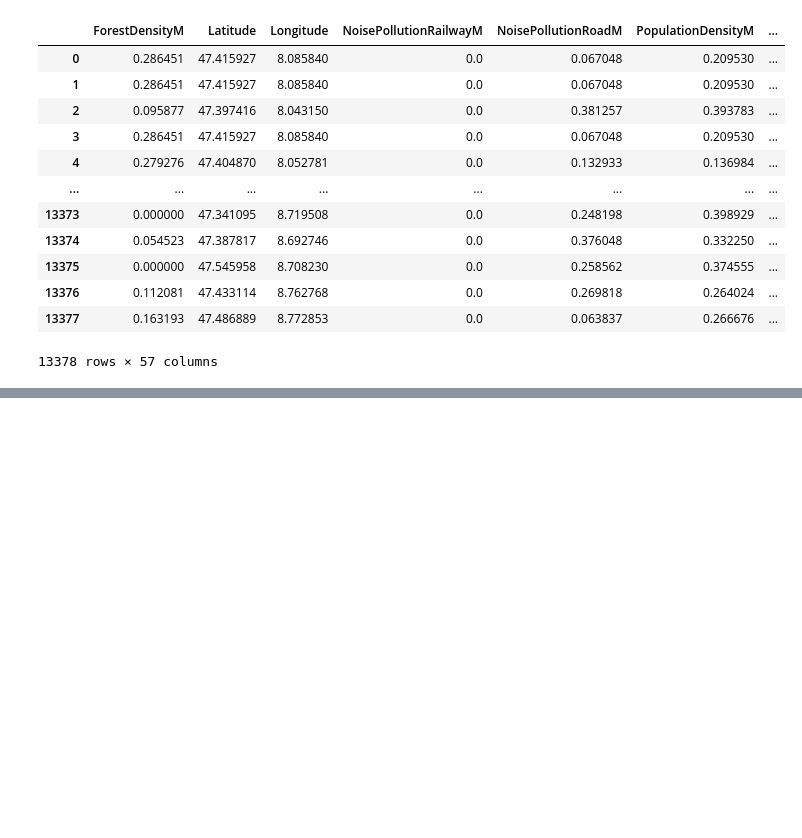
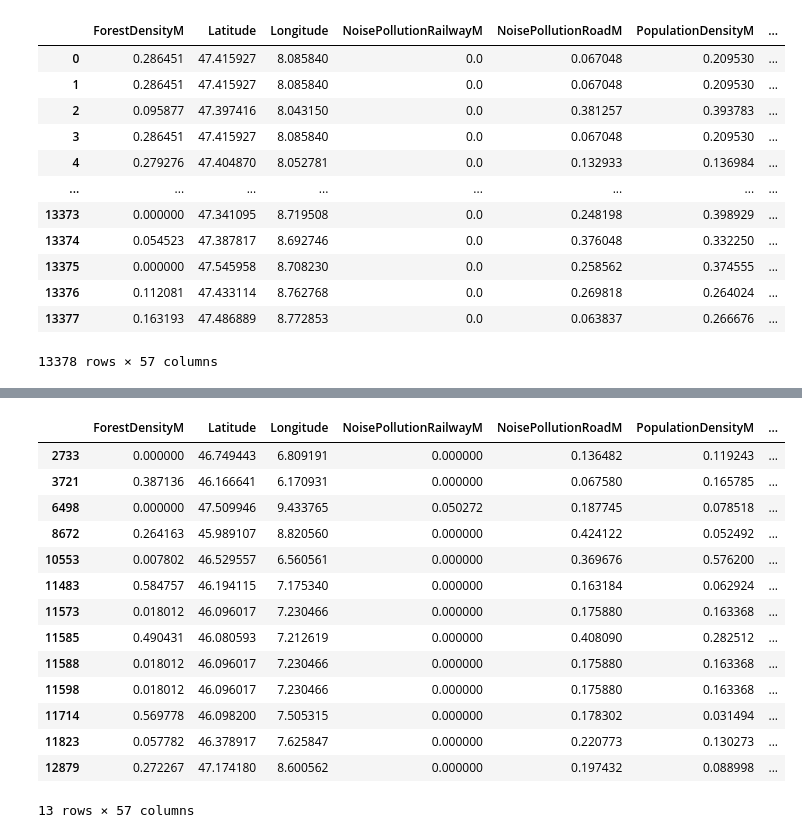
Before and after one commit to marvinvr/fhnw-cml1, a Jupyter notebook: 01_data_wrangling.ipynb, the cells around one changed output, grey strips where cells are left out. Drawn from its saved outputs; the diff is of its cells as text; code cells hidden in the pictures; blank space fills up the shorter version.

```diff
--- a/01_data_wrangling.ipynb
+++ b/01_data_wrangling.ipynb
@@ -267,0 +361,19 @@ model_df
+# %%
+#living_space_m2, Floor space_m2, area_m2 and price has weird min values, lets check them
+model_df[model_df["living_space_m2"] <= 20]
+# %% [output]
+|  | ForestDensityM | Latitude | Longitude | NoisePollutionRailwayM | NoisePollutionRoadM | PopulationDensityM | ... |
+| 2733 | 0.000000 | 46.749443 | 6.809191 | 0.000000 | 0.136482 | 0.119243 | ... |
+| 3721 | 0.387136 | 46.166641 | 6.170931 | 0.000000 | 0.067580 | 0.165785 | ... |
+| 6498 | 0.000000 | 47.509946 | 9.433765 | 0.050272 | 0.187745 | 0.078518 | ... |
+| 8672 | 0.264163 | 45.989107 | 8.820560 | 0.000000 | 0.424122 | 0.052492 | ... |
+| 10553 | 0.007802 | 46.529557 | 6.560561 | 0.000000 | 0.369676 | 0.576200 | ... |
+| 11483 | 0.584757 | 46.194115 | 7.175340 | 0.000000 | 0.163184 | 0.062924 | ... |
+| 11573 | 0.018012 | 46.096017 | 7.230466 | 0.000000 | 0.175880 | 0.163368 | ... |
+| 11585 | 0.490431 | 46.080593 | 7.212619 | 0.000000 | 0.408090 | 0.282512 | ... |
+| 11588 | 0.018012 | 46.096017 | 7.230466 | 0.000000 | 0.175880 | 0.163368 | ... |
+| 11598 | 0.018012 | 46.096017 | 7.230466 | 0.000000 | 0.175880 | 0.163368 | ... |
+| 11714 | 0.569778 | 46.098200 | 7.505315 | 0.000000 | 0.178302 | 0.031494 | ... |
+| 11823 | 0.057782 | 46.378917 | 7.625847 | 0.000000 | 0.220773 | 0.130273 | ... |
+| 12879 | 0.272267 | 47.174180 | 8.600562 | 0.000000 | 0.197432 | 0.088998 | ... |
+13 rows × 57 columns
```
Also changed, not shown: parts of 17 cells of this notebook, 8 other files.
